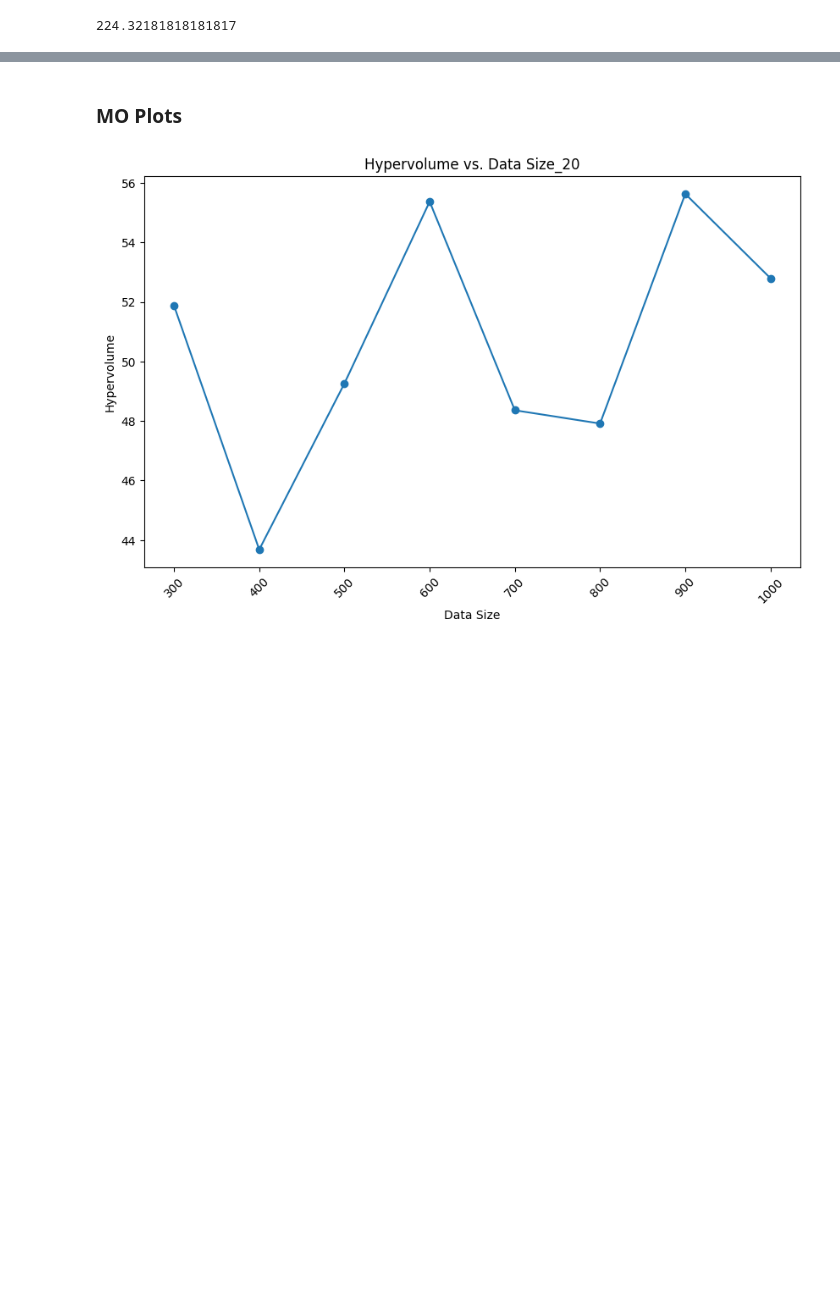
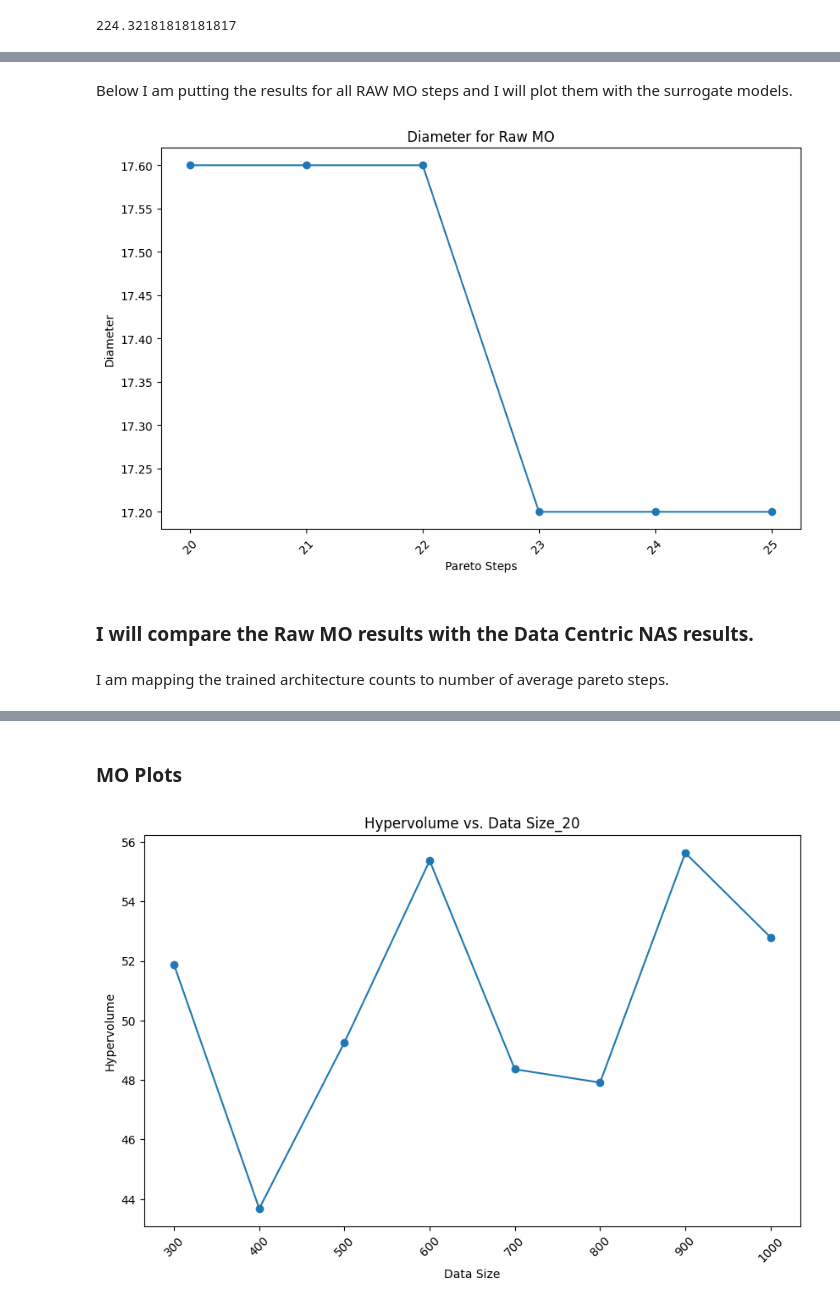
Before and after one commit to emreds/data-centric-nas, a Jupyter notebook: notebooks/result_analysis.ipynb, the cells around one changed output, grey strips where cells are left out. Cells and saved outputs as stored; diff of their text form; code cells hidden in the pictures; blank space fills up the shorter version.

```diff
--- a/notebooks/result_analysis.ipynb
+++ b/notebooks/result_analysis.ipynb
@@ -60,14 +60,13 @@ def get_avg_results(size_seed_results: Dict, metric: str, pareto_steps: int) ->
     return avg_results
 
 
-def get_avg_raw_mo_results(size_seed_results: Dict, metric: str, pareto_steps: int) -> Dict:
+def get_avg_raw_mo_results(size_seed_results: Dict, metric: str, pareto_steps: int) -> int:
     """
     Returns the average results for a given metric.
     """
 
-    avg_results = {}
-    for seed in size_seed_results[pareto_steps].keys():
-        avg_results[seed] = np.mean([size_seed_results[pareto_steps][seed][metric] for seed in seed_list])
+    #avg_results = {}
+    avg_results = np.mean([size_seed_results[pareto_steps][seed][metric] for seed in seed_list])
 
 
     return avg_results
@@ -145,8 +160,20 @@ dict_keys([7, 24, 22, 25, 12])
+# %% [markdown]
+Below I am putting the results for all RAW MO steps and I will plot them with the surrogate models.
 # %%
-raw_diameter_24 = get_avg_raw_mo_results(raw_size_seed_results, "diameter", 24)
-raw_hypervolume_24 = get_avg_raw_mo_results(raw_size_seed_results, "hypervolume", 24)
-raw_best_acc_24 = get_avg_raw_mo_results(raw_size_seed_results, "best_acc", 24)
-raw_best_train_time_24 = get_avg_raw_mo_results(raw_size_seed_results, "best_train_time", 24)
+raw_diameters  = {}
+raw_hypervolumes = {}
+raw_best_accs = {}
+raw_best_train_times = {}
+
+for pareto_steps in raw_size_seed_results.keys():
+    raw_diameters[pareto_steps] = get_avg_raw_mo_results(raw_size_seed_results, "diameter", pareto_steps)
+    raw_hypervolumes[pareto_steps] = get_avg_raw_mo_results(raw_size_seed_results, "hypervolume", pareto_steps)
+    raw_best_accs[pareto_steps] = get_avg_raw_mo_results(raw_size_seed_results, "best_acc", pareto_steps)
+    raw_best_train_times[pareto_steps] = get_avg_raw_mo_results(raw_size_seed_results, "best_train_time", pareto_steps)
+# %%
+plot_results(raw_diameters, title="Diameter for Raw MO", x_label="Pareto Steps", y_label="Diameter", sizes=[20,21,22,23,24,25])
+# %% [output]
+[figure, added]
 # %%
 def plot_results(results: Dict, title: str, x_label: str, y_label: str, sizes: List[int], rotation: int = 45) -> None:
     """
@@ -163,3 +190,7 @@ def plot_results(results: Dict, title: str, x_label: str, y_label: str, sizes: L
     plt.xticks(rotation=rotation)
 
     plt.show()
+# %% [markdown]
+### I will compare the Raw MO results with the Data Centric NAS results.
+# %% [markdown]
+I am mapping the trained architecture counts to number of average pareto steps.
```
Also changed, not shown: parts of 27 cells of this notebook.
